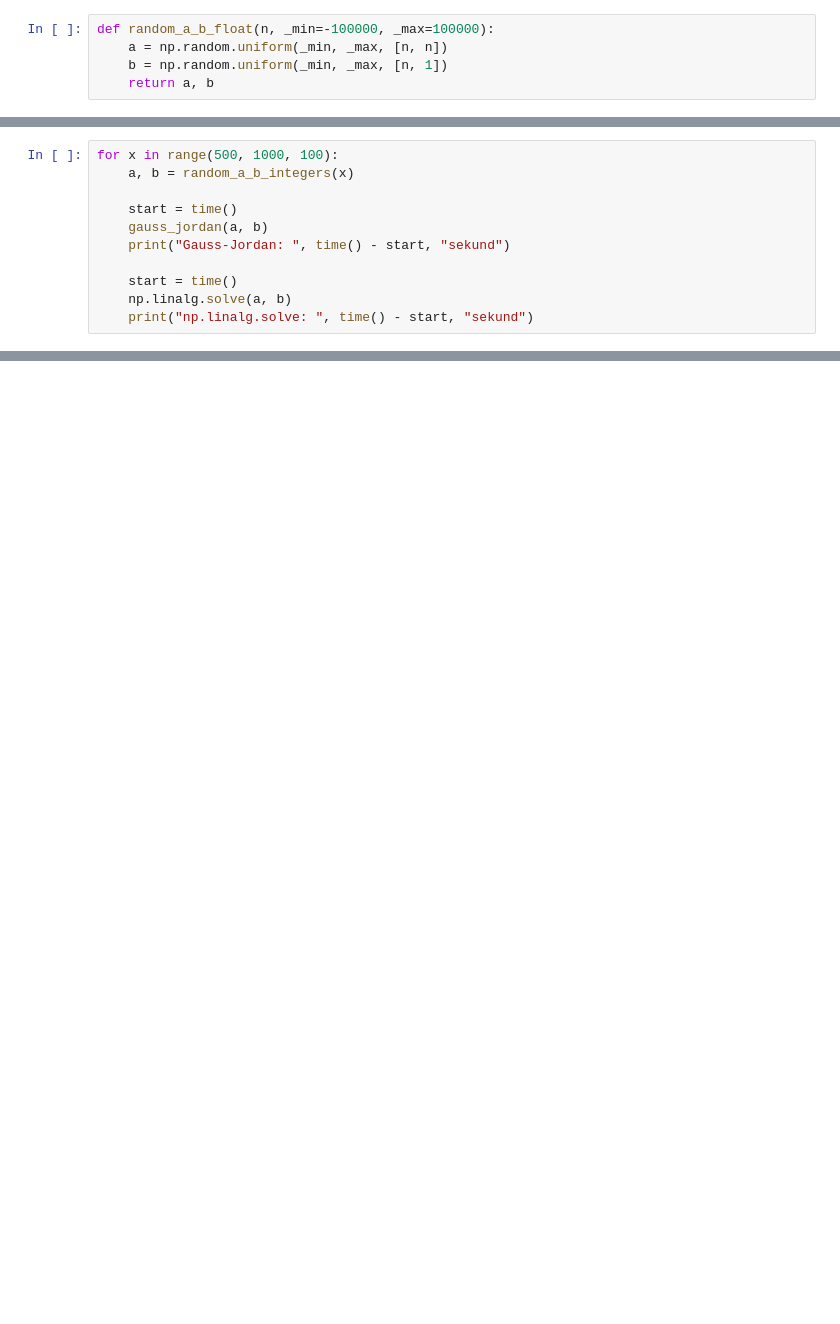
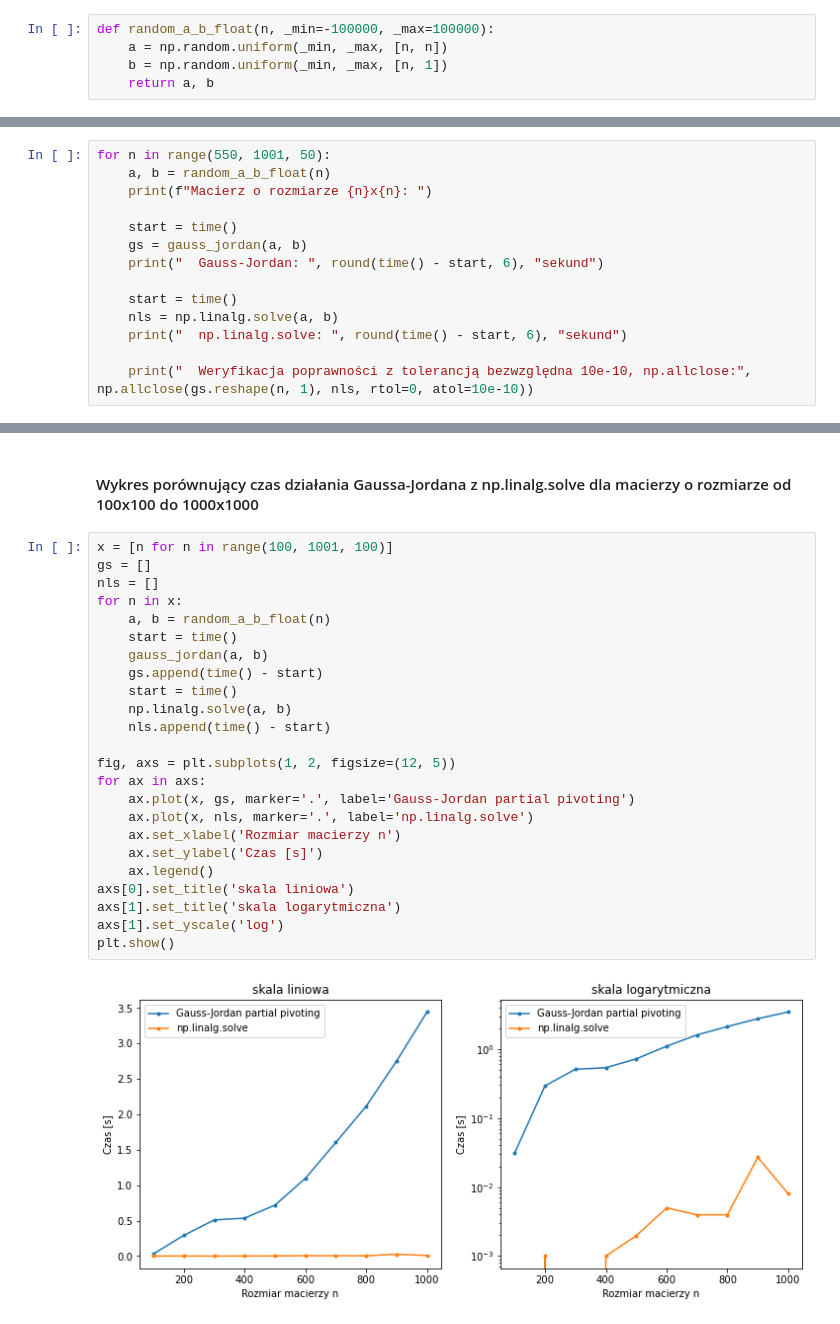
Before and after one commit to xRaw27/MOwNiT_WIET_2022, a Jupyter notebook: Lab2/lab2.ipynb, the cells around one changed output, grey strips where cells are left out. Saved outputs shown, nothing was run; the diff lists cells and outputs as text; blank space fills up the shorter version.

```diff
--- a/Lab2/lab2.ipynb
+++ b/Lab2/lab2.ipynb
@@ -81,11 +79,14 @@ np.linalg.solve(a, b)
 # %%
-for x in range(500, 1000, 100):
-    a, b = random_a_b_integers(x)
+for n in range(550, 1001, 50):
+    a, b = random_a_b_float(n)
+    print(f"Macierz o rozmiarze {n}x{n}: ")
 
     start = time()
-    gauss_jordan(a, b)
-    print("Gauss-Jordan: ", time() - start, "sekund")
+    gs = gauss_jordan(a, b)
+    print("  Gauss-Jordan: ", round(time() - start, 6), "sekund")
 
     start = time()
-    np.linalg.solve(a, b)
-    print("np.linalg.solve: ", time() - start, "sekund")
+    nls = np.linalg.solve(a, b)
+    print("  np.linalg.solve: ", round(time() - start, 6), "sekund")
+
+    print("  Weryfikacja poprawności z tolerancją bezwzględna 10e-10, np.allclose:", np.allclose(gs.reshape(n, 1), nls, rtol=0, atol=10e-10))
@@ -91,0 +111,28 @@ for x in range(500, 1000, 100):
+# %% [markdown]
+#### Wykres porównujący czas działania Gaussa-Jordana z np.linalg.solve dla macierzy o rozmiarze od 100x100 do 1000x1000
+# %%
+x = [n for n in range(100, 1001, 100)]
+gs = []
+nls = []
+for n in x:
+    a, b = random_a_b_float(n)
+    start = time()
+    gauss_jordan(a, b)
+    gs.append(time() - start)
+    start = time()
+    np.linalg.solve(a, b)
+    nls.append(time() - start)
+
+fig, axs = plt.subplots(1, 2, figsize=(12, 5))
+for ax in axs:
+    ax.plot(x, gs, marker='.', label='Gauss-Jordan partial pivoting')
+    ax.plot(x, nls, marker='.', label='np.linalg.solve')
+    ax.set_xlabel('Rozmiar macierzy n')
+    ax.set_ylabel('Czas [s]')
+    ax.legend()
+axs[0].set_title('skala liniowa')
+axs[1].set_title('skala logarytmiczna')
+axs[1].set_yscale('log')
+plt.show()
+# %% [output]
+[figure, added]
```
Also changed, not shown: parts of 28 cells of this notebook, 16 other files.
